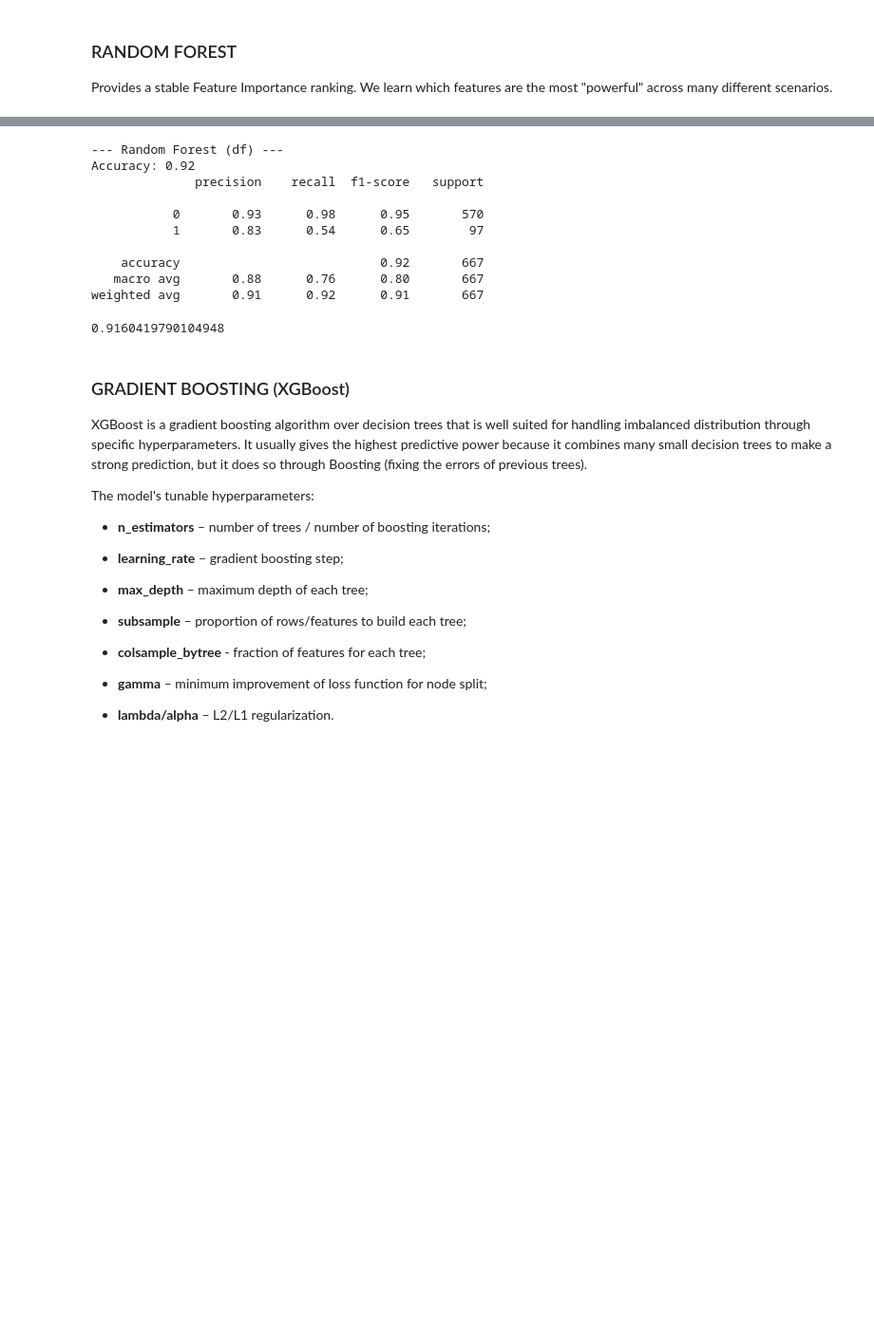
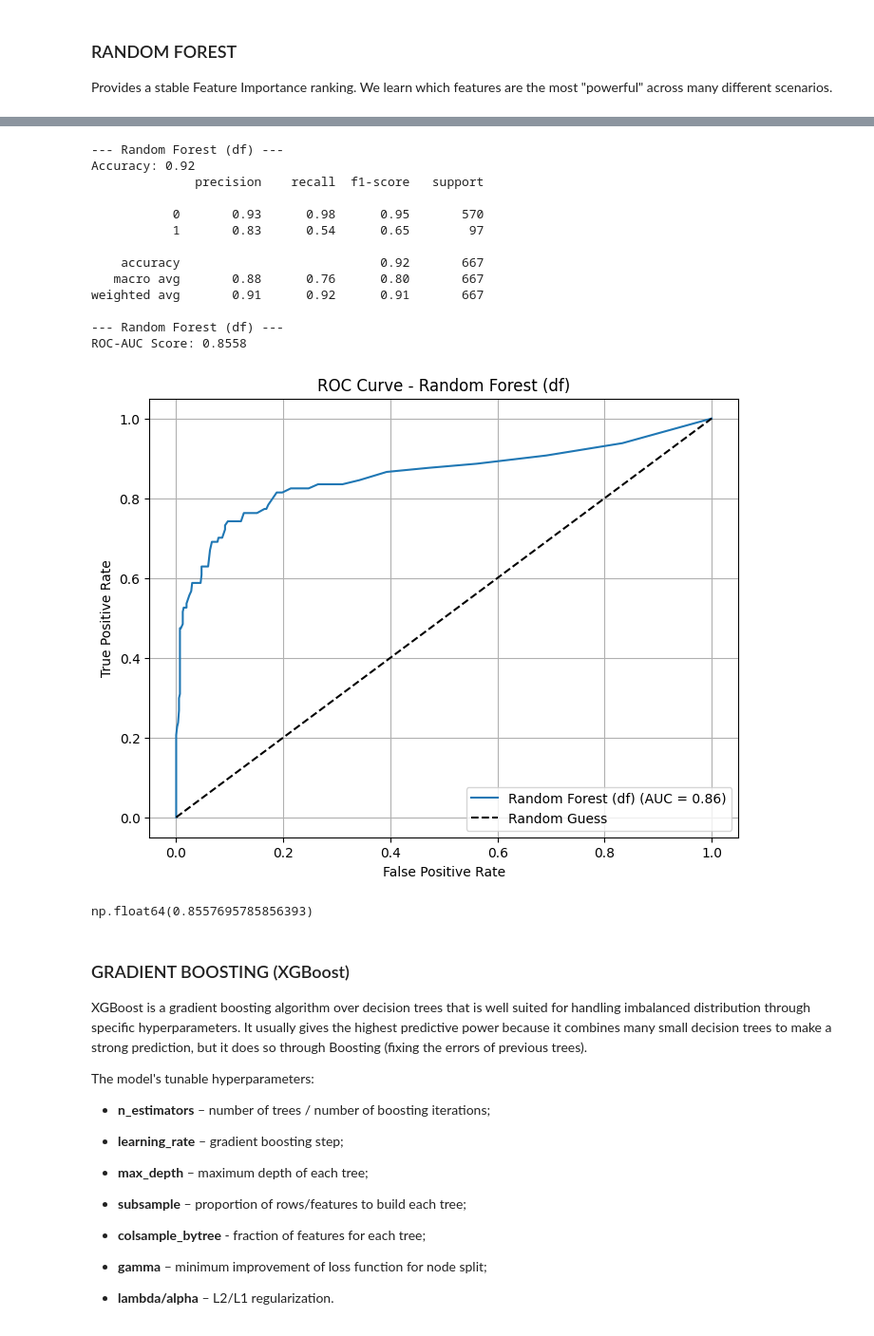
Before and after one commit to Francesca9933/ml-customer-churn-prediction, a Jupyter notebook: customer_churn_prediction.ipynb, the cells around one changed output, grey strips where cells are left out. Shown at 95% size. Drawn from its saved outputs; the diff is of its cells as text; code cells hidden in the pictures; blank space fills up the shorter version.

```diff
--- a/customer_churn_prediction.ipynb
+++ b/customer_churn_prediction.ipynb
@@ -900,21 +897,26 @@ np.float64(0.8955534126218794)
 # %%
 # original
 rf = RandomForestClassifier(n_estimators=100, random_state=42, class_weight='balanced')
 rf.fit(Z_train, k_train)
 evaluate_model(rf, Z_test, k_test, "Random Forest (df)")
+evaluate_model_with_roc(rf, Z_test, k_test, "Random Forest (df)")
 # %% [output]
 [figure]
 --- Random Forest (df) ---
 Accuracy: 0.92
               precision    recall  f1-score   support
 
            0       0.93      0.98      0.95       570
            1       0.83      0.54      0.65        97
 
     accuracy                           0.92       667
    macro avg       0.88      0.76      0.80       667
 weighted avg       0.91      0.92      0.91       667
+
+--- Random Forest (df) ---
+ROC-AUC Score: 0.8558
+[figure, added]
-0.9160419790104948
+np.float64(0.8557695785856393)
 # %% [markdown]
 ### GRADIENT BOOSTING (XGBoost)
 XGBoost is a gradient boosting algorithm over decision trees that is well suited for handling imbalanced distribution through specific hyperparameters. It usually gives the highest predictive power because it combines many small decision trees to make a strong prediction, but it does so through Boosting (fixing the errors of previous trees).
```
Also changed, not shown: parts of 8 cells of this notebook.
